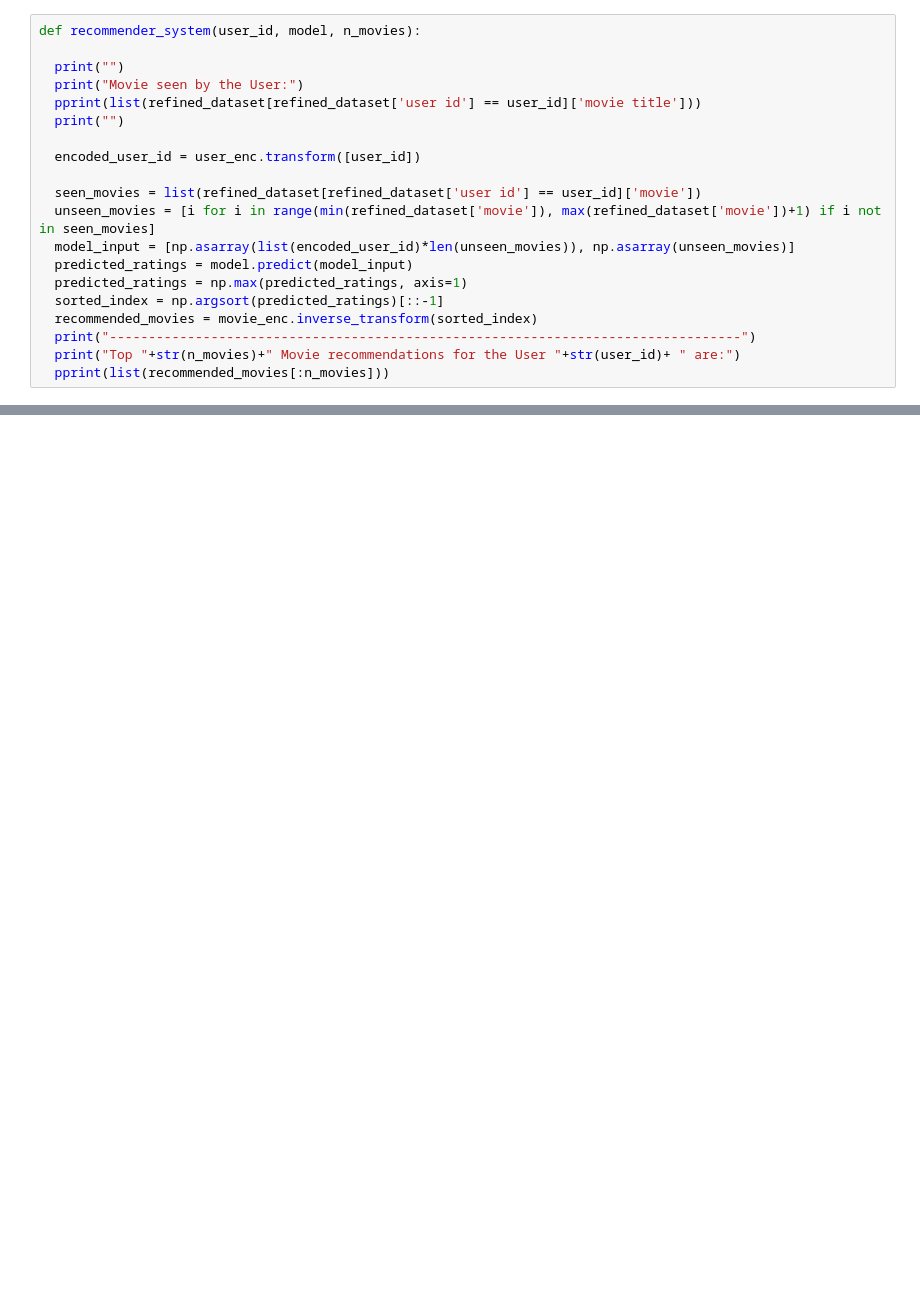
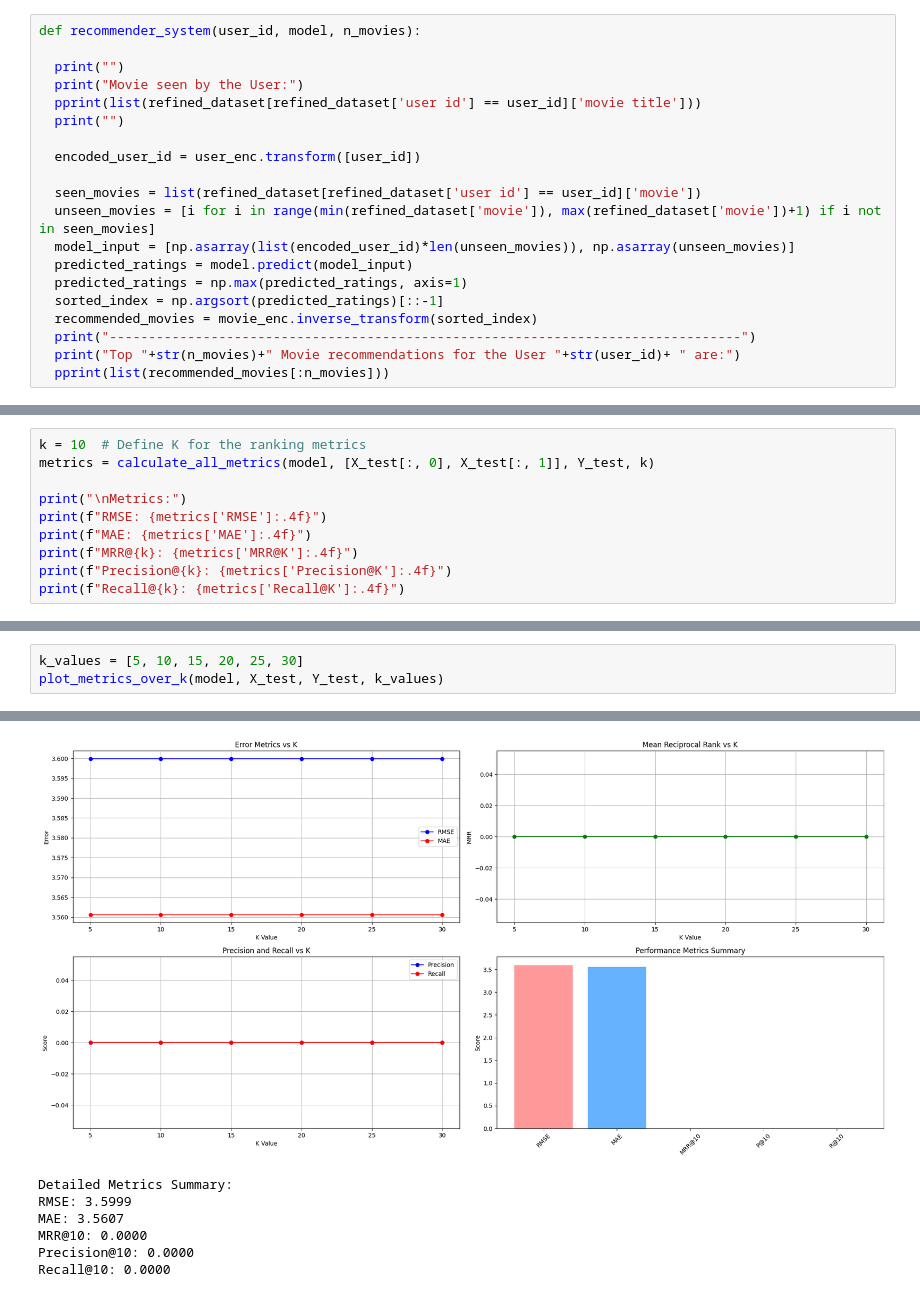
Before and after one commit to vbanurag/iisc_capstone_movie_recommender, a Jupyter notebook: notebooks/using_softmax.ipynb, the cells around one changed output, grey strips where cells are left out. Saved outputs shown, nothing was run; the diff lists cells and outputs as text; blank space fills up the shorter version.

```diff
--- a/notebooks/using_softmax.ipynb
+++ b/notebooks/using_softmax.ipynb
@@ -561,0 +733,10 @@ Movie seen by the User:
+# %%
+k = 10  # Define K for the ranking metrics
+metrics = calculate_all_metrics(model, [X_test[:, 0], X_test[:, 1]], Y_test, k)
+
+print("\nMetrics:")
+print(f"RMSE: {metrics['RMSE']:.4f}")
+print(f"MAE: {metrics['MAE']:.4f}")
+print(f"MRR@{k}: {metrics['MRR@K']:.4f}")
+print(f"Precision@{k}: {metrics['Precision@K']:.4f}")
+print(f"Recall@{k}: {metrics['Recall@K']:.4f}")
@@ -561,0 +865,4 @@ Movie seen by the User:
+# %%
+k_values = [5, 10, 15, 20, 25, 30]
+plot_metrics_over_k(model, X_test, Y_test, k_values)
+# %% [output]
@@ -561,0 +876,7 @@ Movie seen by the User:
+[figure, added]
+Detailed Metrics Summary:
+RMSE: 3.5999
+MAE: 3.5607
+MRR@10: 0.0000
+Precision@10: 0.0000
+Recall@10: 0.0000
```
Also changed, not shown: parts of 16 cells of this notebook, 13 other files.
